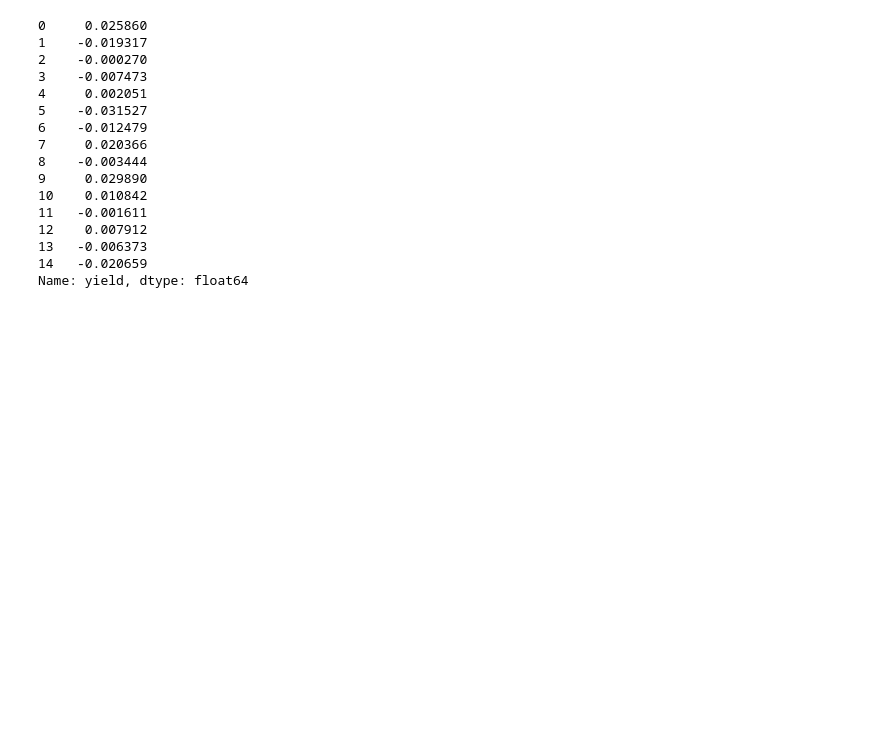
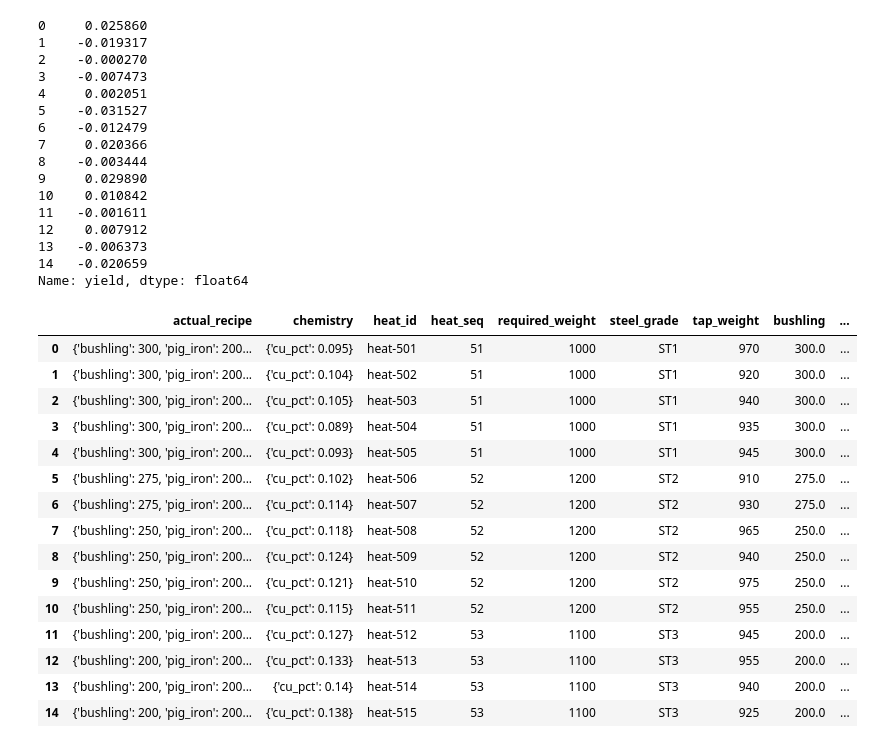
Before and after one commit to nishantd/metallics-optimization, a Jupyter notebook: notebooks/yield_estimation_EDA.ipynb, the cells around one changed output. Saved outputs shown, nothing was run; the diff lists cells and outputs as text; code cells hidden in the pictures; blank space fills up the shorter version.

```diff
--- a/notebooks/yield_estimation_EDA.ipynb
+++ b/notebooks/yield_estimation_EDA.ipynb
@@ -84,3 +84,22 @@ y - lr.predict(x)
 13   -0.006373
 14   -0.020659
 Name: yield, dtype: float64
+# %%
+heats_prev
+# %% [output]
+|  | actual_recipe | chemistry | heat_id | heat_seq | required_weight | steel_grade | tap_weight | bushling | ... |
+| 0 | {'bushling': 300, 'pig_iron': 200... | {'cu_pct': 0.095} | heat-501 | 51 | 1000 | ST1 | 970 | 300.0 | ... |
+| 1 | {'bushling': 300, 'pig_iron': 200... | {'cu_pct': 0.104} | heat-502 | 51 | 1000 | ST1 | 920 | 300.0 | ... |
+| 2 | {'bushling': 300, 'pig_iron': 200... | {'cu_pct': 0.105} | heat-503 | 51 | 1000 | ST1 | 940 | 300.0 | ... |
+| 3 | {'bushling': 300, 'pig_iron': 200... | {'cu_pct': 0.089} | heat-504 | 51 | 1000 | ST1 | 935 | 300.0 | ... |
+| 4 | {'bushling': 300, 'pig_iron': 200... | {'cu_pct': 0.093} | heat-505 | 51 | 1000 | ST1 | 945 | 300.0 | ... |
+| 5 | {'bushling': 275, 'pig_iron': 200... | {'cu_pct': 0.102} | heat-506 | 52 | 1200 | ST2 | 910 | 275.0 | ... |
+| 6 | {'bushling': 275, 'pig_iron': 200... | {'cu_pct': 0.114} | heat-507 | 52 | 1200 | ST2 | 930 | 275.0 | ... |
+| 7 | {'bushling': 250, 'pig_iron': 200... | {'cu_pct': 0.118} | heat-508 | 52 | 1200 | ST2 | 965 | 250.0 | ... |
+| 8 | {'bushling': 250, 'pig_iron': 200... | {'cu_pct': 0.124} | heat-509 | 52 | 1200 | ST2 | 940 | 250.0 | ... |
+| 9 | {'bushling': 250, 'pig_iron': 200... | {'cu_pct': 0.121} | heat-510 | 52 | 1200 | ST2 | 975 | 250.0 | ... |
+| 10 | {'bushling': 250, 'pig_iron': 200... | {'cu_pct': 0.115} | heat-511 | 52 | 1200 | ST2 | 955 | 250.0 | ... |
+| 11 | {'bushling': 200, 'pig_iron': 200... | {'cu_pct': 0.127} | heat-512 | 53 | 1100 | ST3 | 945 | 200.0 | ... |
+| 12 | {'bushling': 200, 'pig_iron': 200... | {'cu_pct': 0.133} | heat-513 | 53 | 1100 | ST3 | 955 | 200.0 | ... |
+| 13 | {'bushling': 200, 'pig_iron': 200... | {'cu_pct': 0.14} | heat-514 | 53 | 1100 | ST3 | 940 | 200.0 | ... |
+| 14 | {'bushling': 200, 'pig_iron': 200... | {'cu_pct': 0.138} | heat-515 | 53 | 1100 | ST3 | 925 | 200.0 | ... |
```
Also changed, not shown: 4 other files.
